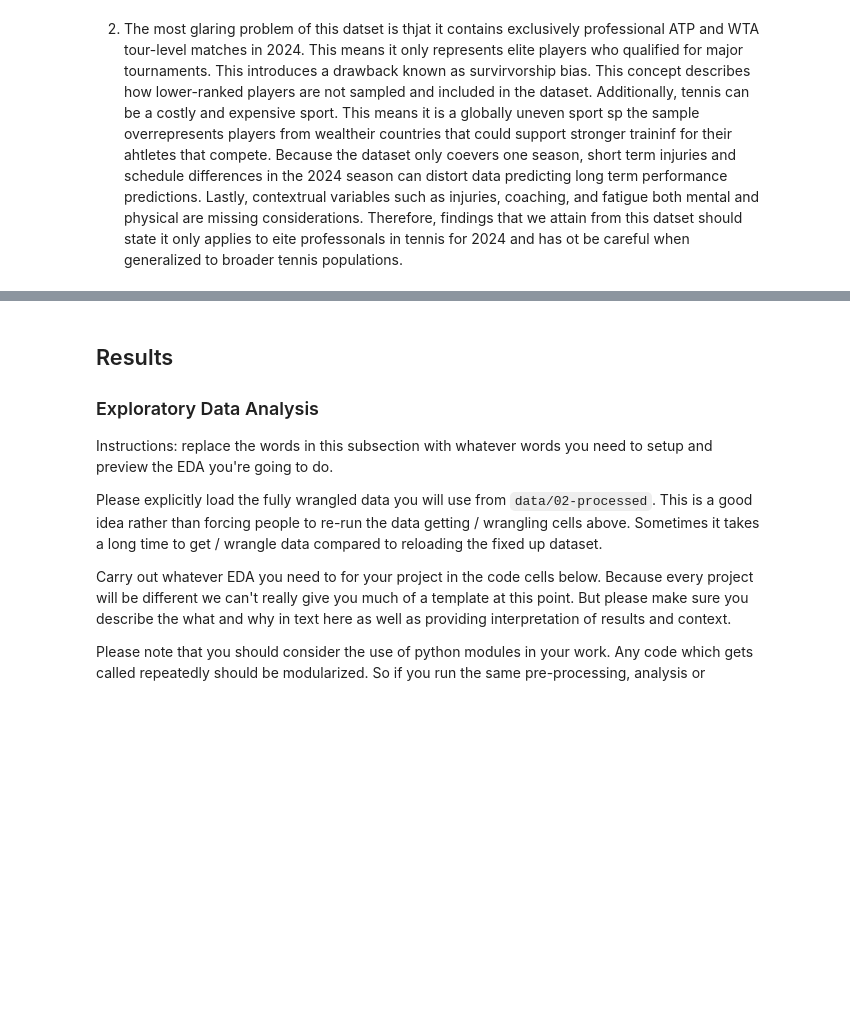
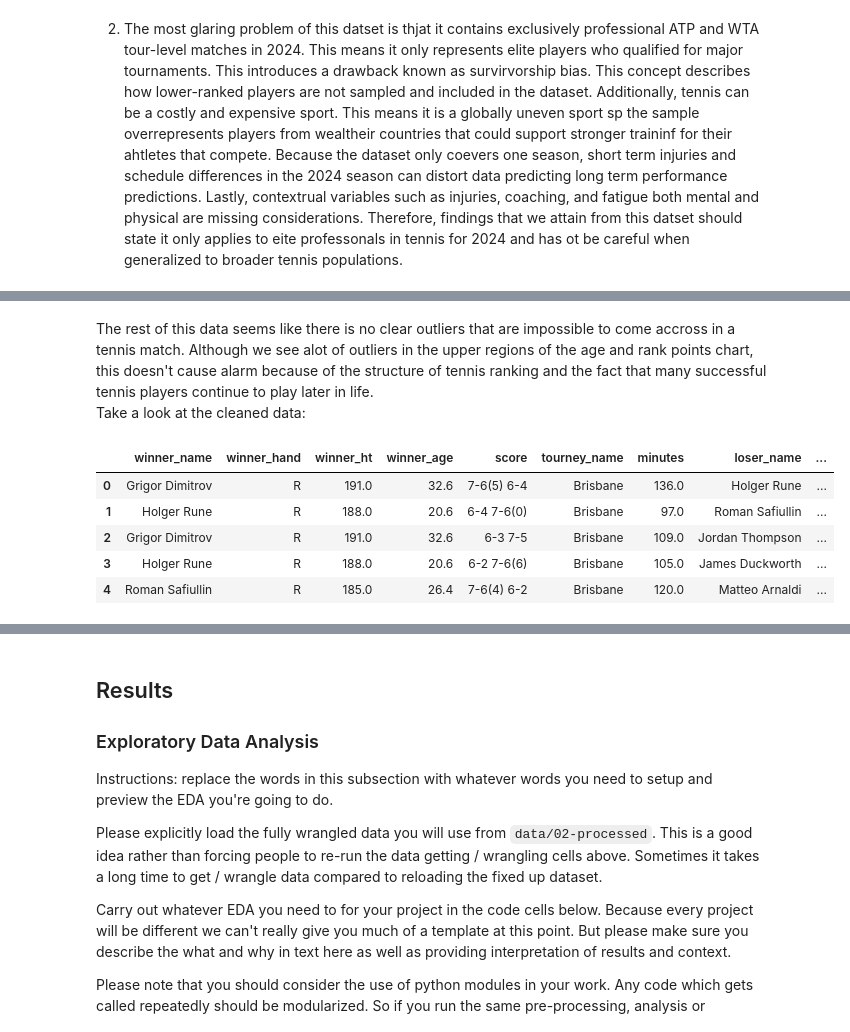
Before and after one commit to COGS108/Group041_WI26, a Jupyter notebook: 02-EDACheckpoint.ipynb, the cells around one changed output, grey strips where cells are left out. Cells and saved outputs as stored; diff of their text form; code cells hidden in the pictures; blank space fills up the shorter version.

```diff
--- a/02-EDACheckpoint.ipynb
+++ b/02-EDACheckpoint.ipynb
@@ -264,0 +281,15 @@ tennis players continue to play later in life.
+# %% [markdown]
+The rest of this data seems like there is no clear outliers that are impossible to come accross in a tennis match. Although we see alot of outliers in the upper regions of the age and rank points chart, this doesn't cause alarm because of the structure of tennis ranking and the fact that many successful tennis players continue to play later in life.
+Take a look at the cleaned data:
+# %%
+# G. write data
+mens_df.to_csv('data/02-processed/atp_matches_2024.csv')
+# Look at data
+mens_df.head()
+# %% [output]
+|  | winner_name | winner_hand | winner_ht | winner_age | score | tourney_name | minutes | loser_name | ... |
+| 0 | Grigor Dimitrov | R | 191.0 | 32.6 | 7-6(5) 6-4 | Brisbane | 136.0 | Holger Rune | ... |
+| 1 | Holger Rune | R | 188.0 | 20.6 | 6-4 7-6(0) | Brisbane | 97.0 | Roman Safiullin | ... |
+| 2 | Grigor Dimitrov | R | 191.0 | 32.6 | 6-3 7-5 | Brisbane | 109.0 | Jordan Thompson | ... |
+| 3 | Holger Rune | R | 188.0 | 20.6 | 6-2 7-6(6) | Brisbane | 105.0 | James Duckworth | ... |
+| 4 | Roman Safiullin | R | 185.0 | 26.4 | 7-6(4) 6-2 | Brisbane | 120.0 | Matteo Arnaldi | ... |
```
Also changed, not shown: parts of 34 cells of this notebook, 2 other files.
